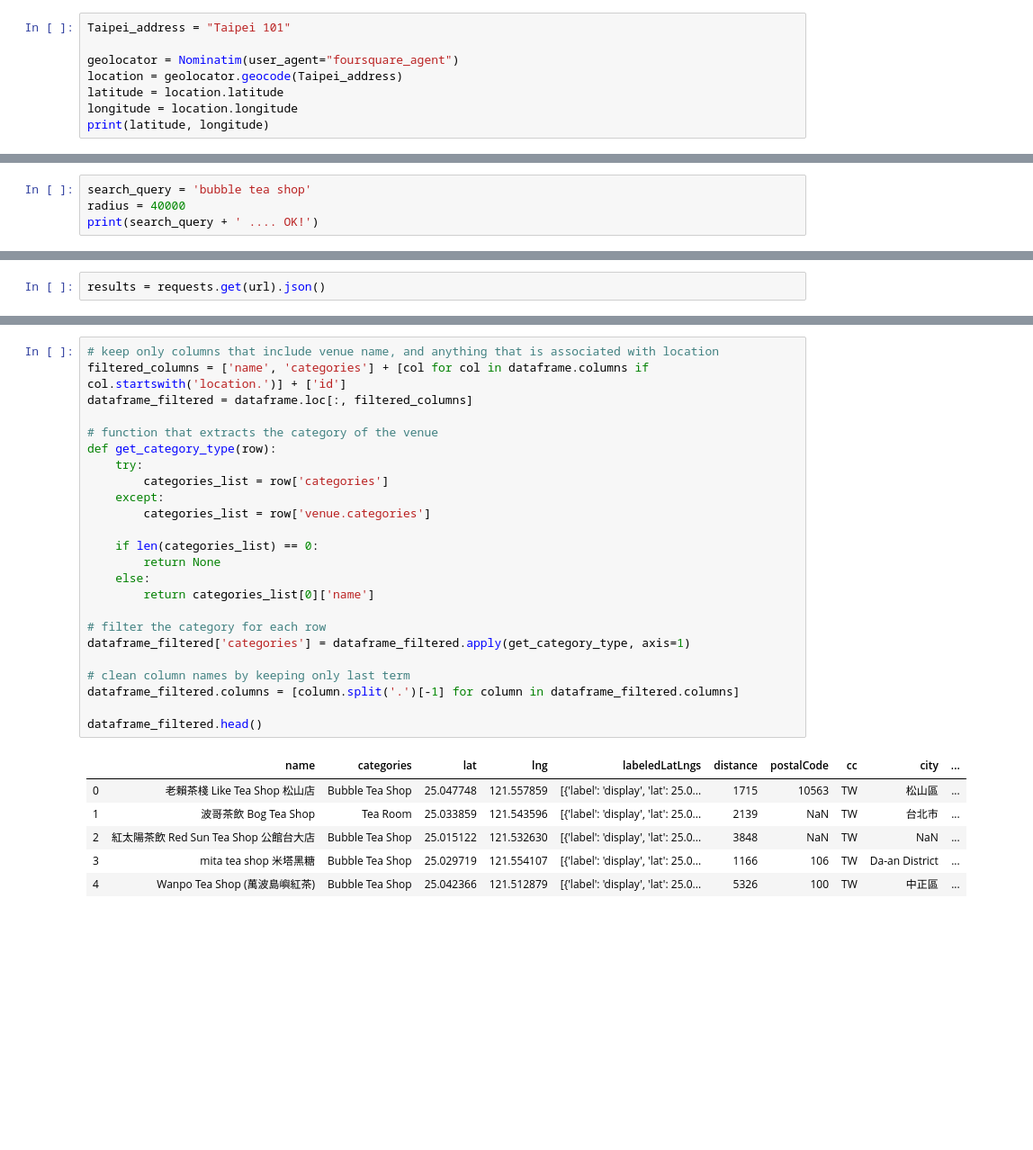
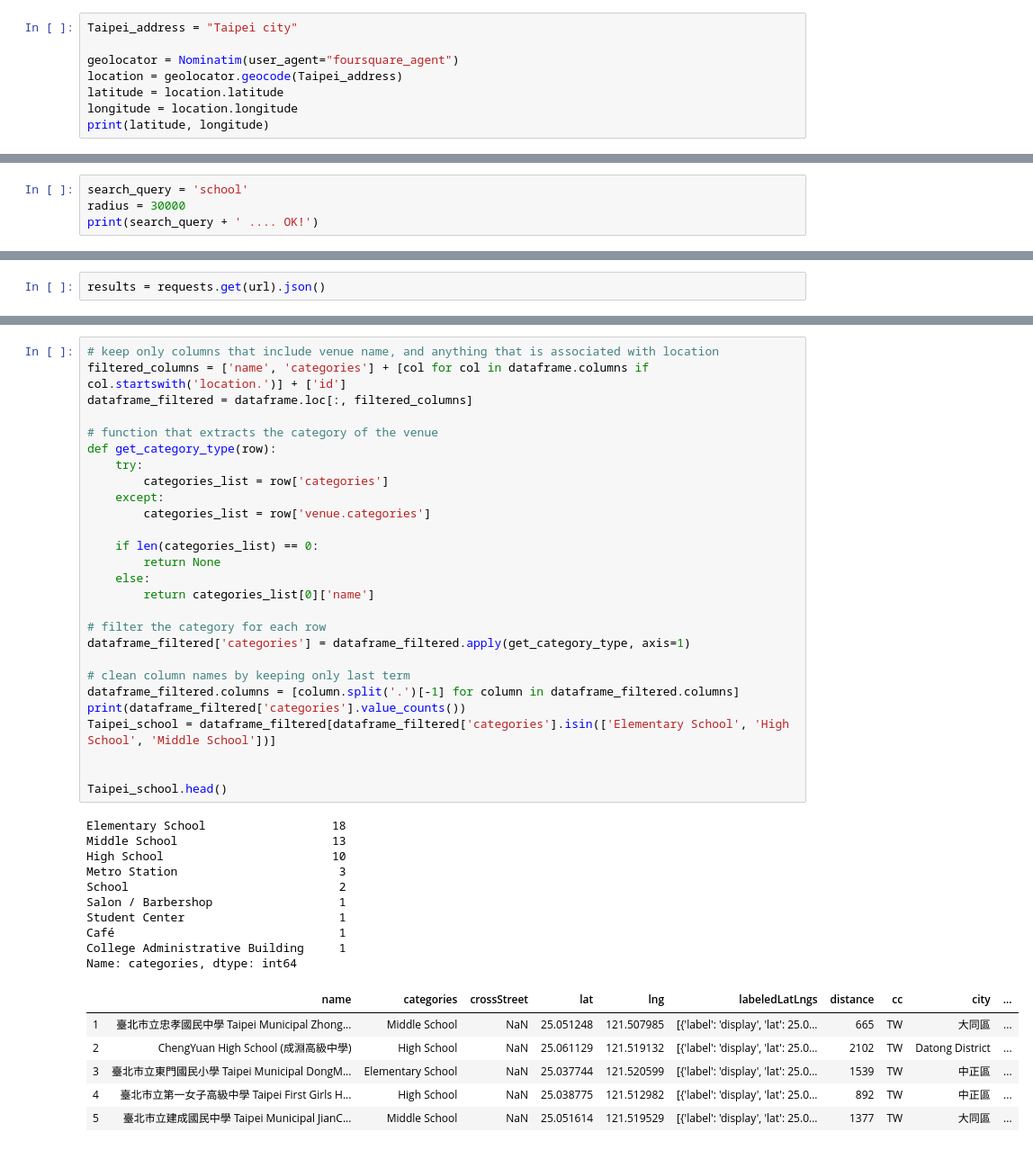
Before and after one commit to JustinWuAstro/Coursera_Capstone, a Jupyter notebook: Final Assignment.ipynb, the cells around one changed output, grey strips where cells are left out. Shown at 90% size. Drawn from its saved outputs; the diff is of its cells as text; blank space fills up the shorter version.

```diff
--- a/Final Assignment.ipynb
+++ b/Final Assignment.ipynb
@@ -57,7 +62,7 @@ Your credentails:
 CLIENT_ID: FGF1SK2HYOHKUIPSVAKXSEPTVYRRS3FMS4OE4WTWKDDYSHTE
 CLIENT_SECRET:1FDO4E41CFGZBFYRKGE1TOXR2NM5DD0MIFNCC2GY5RHH5SS4
 # %%
-Taipei_address = "Taipei 101"
+Taipei_address = "Taipei city"
 
 geolocator = Nominatim(user_agent="foursquare_agent")
 location = geolocator.geocode(Taipei_address)
@@ -69,5 +74,5 @@ print(latitude, longitude)
 # %%
-search_query = 'bubble tea shop'
-radius = 40000
+search_query = 'school'
+radius = 30000
 print(search_query + ' .... OK!')
 # %% [output]
@@ -93,32 +98,45 @@ dataframe.head()
 # %%
 # keep only columns that include venue name, and anything that is associated with location
 filtered_columns = ['name', 'categories'] + [col for col in dataframe.columns if col.startswith('location.')] + ['id']
 dataframe_filtered = dataframe.loc[:, filtered_columns]
 
 # function that extracts the category of the venue
 def get_category_type(row):
     try:
         categories_list = row['categories']
     except:
         categories_list = row['venue.categories']
 
     if len(categories_list) == 0:
         return None
     else:
         return categories_list[0]['name']
 
 # filter the category for each row
 dataframe_filtered['categories'] = dataframe_filtered.apply(get_category_type, axis=1)
 
 # clean column names by keeping only last term
 dataframe_filtered.columns = [column.split('.')[-1] for column in dataframe_filtered.columns]
+print(dataframe_filtered['categories'].value_counts())
+Taipei_school = dataframe_filtered[dataframe_filtered['categories'].isin(['Elementary School', 'High School', 'Middle School'])]
 
-dataframe_filtered.head()
+
+Taipei_school.head()
 # %% [output]
+Elementary School                  18
+Middle School                      13
+High School                        10
+Metro Station                       3
+School                              2
+Salon / Barbershop                  1
+Student Center                      1
+Café                                1
+College Administrative Building     1
+Name: categories, dtype: int64
-|  | name | categories | lat | lng | labeledLatLngs | distance | postalCode | cc | city | ... |
-| 0 | 老賴茶棧 Like Tea Shop 松山店 | Bubble Tea Shop | 25.047748 | 121.557859 | [{'label': 'display', 'lat': 25.0... | 1715 | 10563 | TW | 松山區 | ... |
-| 1 | 波哥茶飲 Bog Tea Shop | Tea Room | 25.033859 | 121.543596 | [{'label': 'display', 'lat': 25.0... | 2139 | NaN | TW | 台北市 | ... |
-| 2 | 紅太陽茶飲 Red Sun Tea Shop 公館台大店 | Bubble Tea Shop | 25.015122 | 121.532630 | [{'label': 'display', 'lat': 25.0... | 3848 | NaN | TW | NaN | ... |
-| 3 | mita tea shop 米塔黑糖 | Bubble Tea Shop | 25.029719 | 121.554107 | [{'label': 'display', 'lat': 25.0... | 1166 | 106 | TW | Da-an District | ... |
-| 4 | Wanpo Tea Shop (萬波島嶼紅茶) | Bubble Tea Shop | 25.042366 | 121.512879 | [{'label': 'display', 'lat': 25.0... | 5326 | 100 | TW | 中正區 | ... |
+|  | name | categories | crossStreet | lat | lng | labeledLatLngs | distance | cc | city | ... |
+| 1 | 臺北市立忠孝國民中學 Taipei Municipal Zhong... | Middle School | NaN | 25.051248 | 121.507985 | [{'label': 'display', 'lat': 25.0... | 665 | TW | 大同區 | ... |
+| 2 | ChengYuan High School (成淵高級中學) | High School | NaN | 25.061129 | 121.519132 | [{'label': 'display', 'lat': 25.0... | 2102 | TW | Datong District | ... |
+| 3 | 臺北市立東門國民小學 Taipei Municipal DongM... | Elementary School | NaN | 25.037744 | 121.520599 | [{'label': 'display', 'lat': 25.0... | 1539 | TW | 中正區 | ... |
+| 4 | 臺北市立第一女子高級中學 Taipei First Girls H... | High School | NaN | 25.038775 | 121.512982 | [{'label': 'display', 'lat': 25.0... | 892 | TW | 中正區 | ... |
+| 5 | 臺北市立建成國民中學 Taipei Municipal JianC... | Middle School | NaN | 25.051614 | 121.519529 | [{'label': 'display', 'lat': 25.0... | 1377 | TW | 大同區 | ... |
 # %%
```
Also changed, not shown: parts of 31 cells of this notebook.
